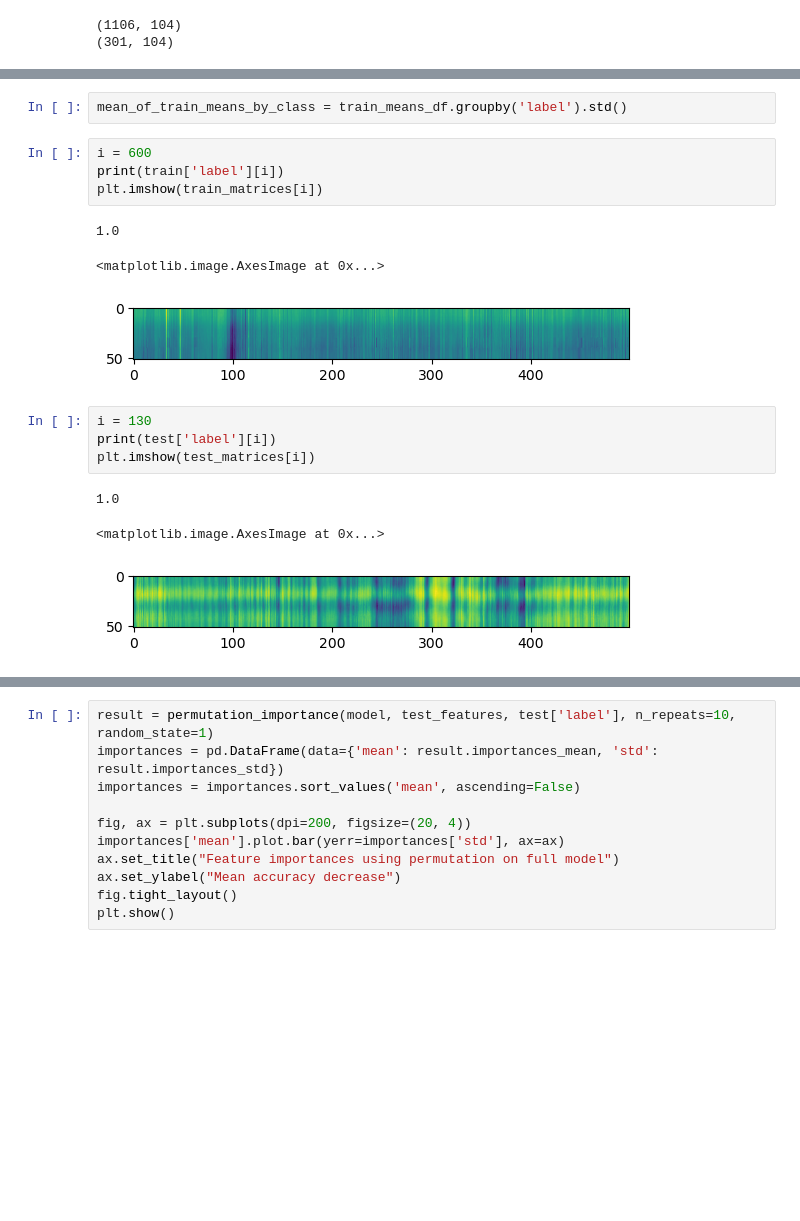
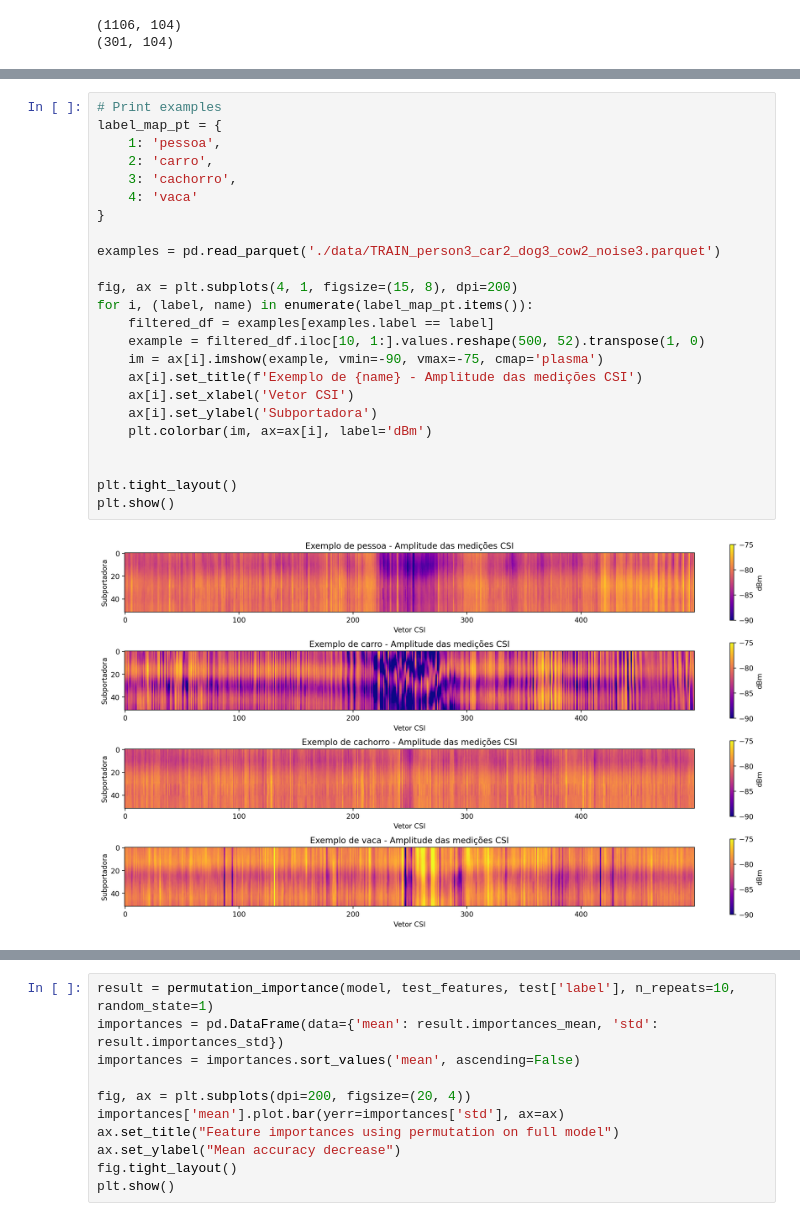
Before and after one commit to paulosestini/tcc-lorawan-end-device, a Jupyter notebook: model/main.ipynb, the cells around one changed output, grey strips where cells are left out. Drawn from its saved outputs; the diff is of its cells as text; blank space fills up the shorter version.

```diff
--- a/model/main.ipynb
+++ b/model/main.ipynb
@@ -59,19 +60,27 @@ train_means_df
 1106 rows × 53 columns
-# %%
-mean_of_train_means_by_class = train_means_df.groupby('label').std()
-# %%
-i = 600
-print(train['label'][i])
-plt.imshow(train_matrices[i])
-# %% [output]
-1.0
-<matplotlib.image.AxesImage at 0x...>
-[figure, removed]
-# %%
-i = 130
-print(test['label'][i])
-plt.imshow(test_matrices[i])
-# %% [output]
-1.0
-<matplotlib.image.AxesImage at 0x...>
-[figure, removed]
+# %%
+# Print examples
+label_map_pt = {
+    1: 'pessoa',
+    2: 'carro',
+    3: 'cachorro',
+    4: 'vaca'
+}
+
+examples = pd.read_parquet('./data/TRAIN_person3_car2_dog3_cow2_noise3.parquet')
+
+fig, ax = plt.subplots(4, 1, figsize=(15, 8), dpi=200)
+for i, (label, name) in enumerate(label_map_pt.items()):
+    filtered_df = examples[examples.label == label]
+    example = filtered_df.iloc[10, 1:].values.reshape(500, 52).transpose(1, 0)
+    im = ax[i].imshow(example, vmin=-90, vmax=-75, cmap='plasma')
+    ax[i].set_title(f'Exemplo de {name} - Amplitude das medições CSI')
+    ax[i].set_xlabel('Vetor CSI')
+    ax[i].set_ylabel('Subportadora')
+    plt.colorbar(im, ax=ax[i], label='dBm')
+
+
+plt.tight_layout()
+plt.show()
+# %% [output]
+[figure, added]
```
Also changed, not shown: parts of 3 cells of this notebook, 9 other files.
